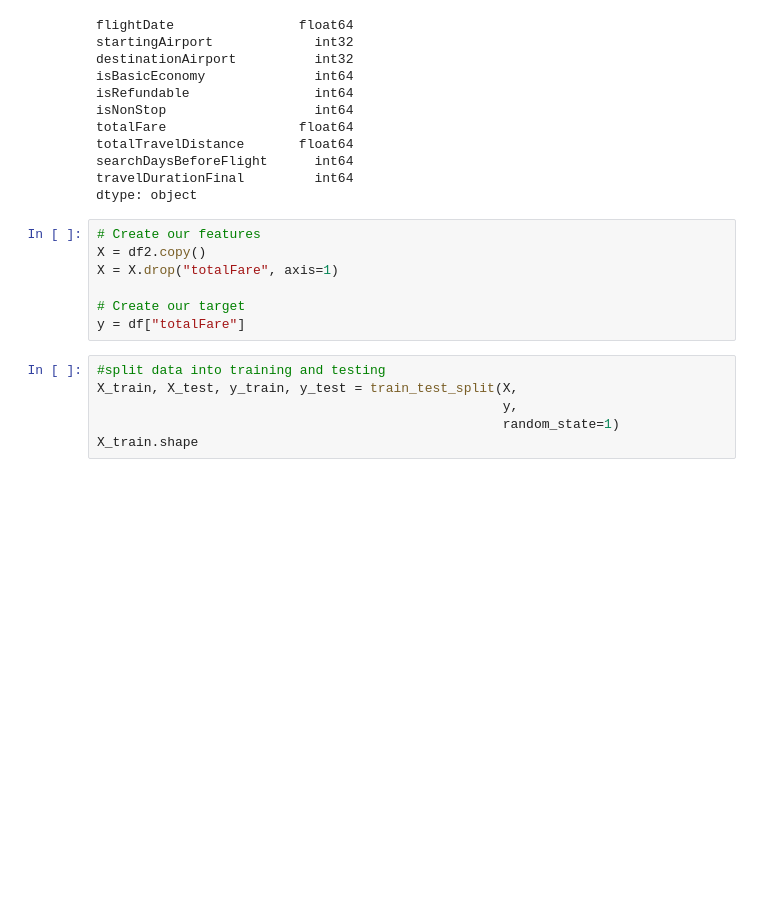
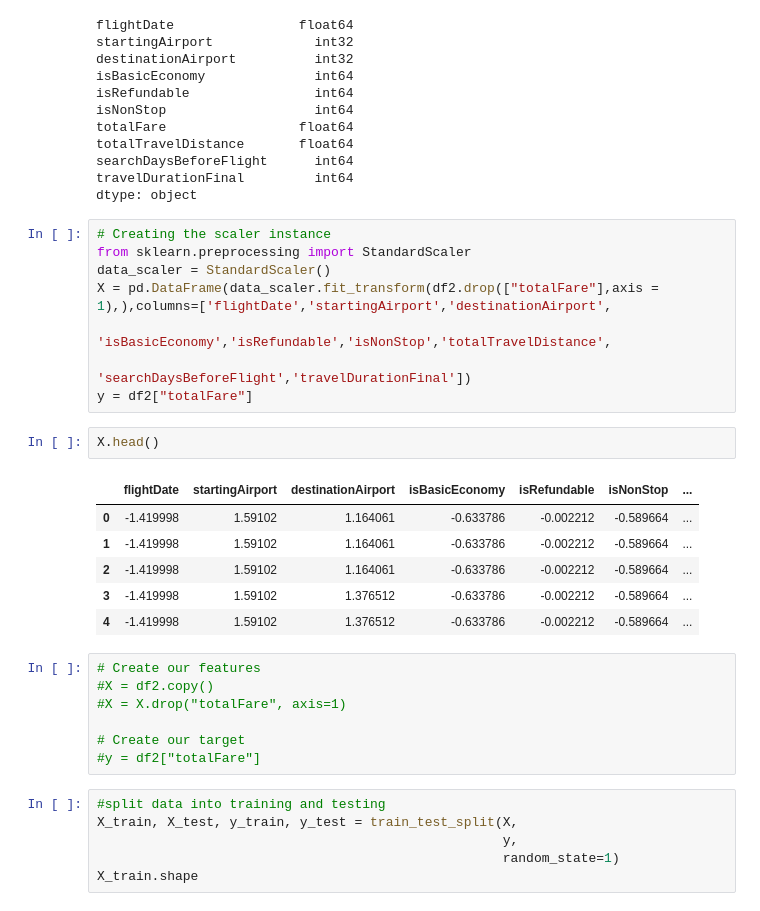
Before and after one commit to TurnerE8/Flight-Price-Predictor, a Jupyter notebook: Machine Learning/Machine_Learning.ipynb, the cells around one changed output. Saved outputs shown, nothing was run; the diff lists cells and outputs as text; blank space fills up the shorter version.

```diff
--- a/Machine Learning/Machine_Learning.ipynb
+++ b/Machine Learning/Machine_Learning.ipynb
@@ -123,13 +124,30 @@ totalTravelDistance       float64
 searchDaysBeforeFlight      int64
 travelDurationFinal         int64
 dtype: object
+# %%
+# Creating the scaler instance
+from sklearn.preprocessing import StandardScaler
+data_scaler = StandardScaler()
+X = pd.DataFrame(data_scaler.fit_transform(df2.drop(["totalFare"],axis = 1),),columns=['flightDate','startingAirport','destinationAirport',
+                                                                                      'isBasicEconomy','isRefundable','isNonStop','totalTravelDistance',
+                                                                                      'searchDaysBeforeFlight','travelDurationFinal'])
+y = df2["totalFare"]
+# %%
+X.head()
+# %% [output]
+|  | flightDate | startingAirport | destinationAirport | isBasicEconomy | isRefundable | isNonStop | ... |
+| 0 | -1.419998 | 1.59102 | 1.164061 | -0.633786 | -0.002212 | -0.589664 | ... |
+| 1 | -1.419998 | 1.59102 | 1.164061 | -0.633786 | -0.002212 | -0.589664 | ... |
+| 2 | -1.419998 | 1.59102 | 1.164061 | -0.633786 | -0.002212 | -0.589664 | ... |
+| 3 | -1.419998 | 1.59102 | 1.376512 | -0.633786 | -0.002212 | -0.589664 | ... |
+| 4 | -1.419998 | 1.59102 | 1.376512 | -0.633786 | -0.002212 | -0.589664 | ... |
 # %%
 # Create our features
-X = df2.copy()
-X = X.drop("totalFare", axis=1)
+#X = df2.copy()
+#X = X.drop("totalFare", axis=1)
 
 # Create our target
-y = df["totalFare"]
+#y = df2["totalFare"]
 # %%
 #split data into training and testing
 X_train, X_test, y_train, y_test = train_test_split(X,
```
Also changed, not shown: parts of 7 cells of this notebook.
